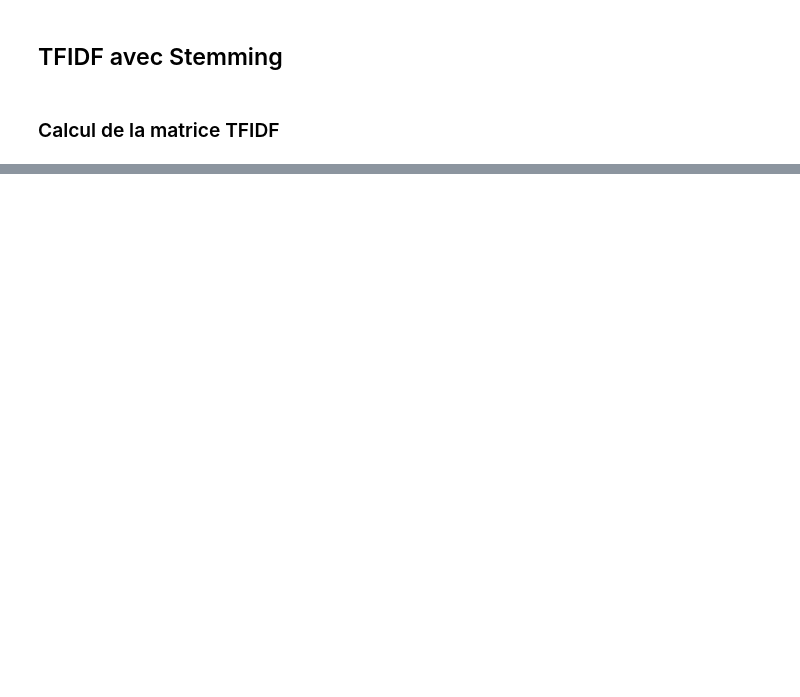
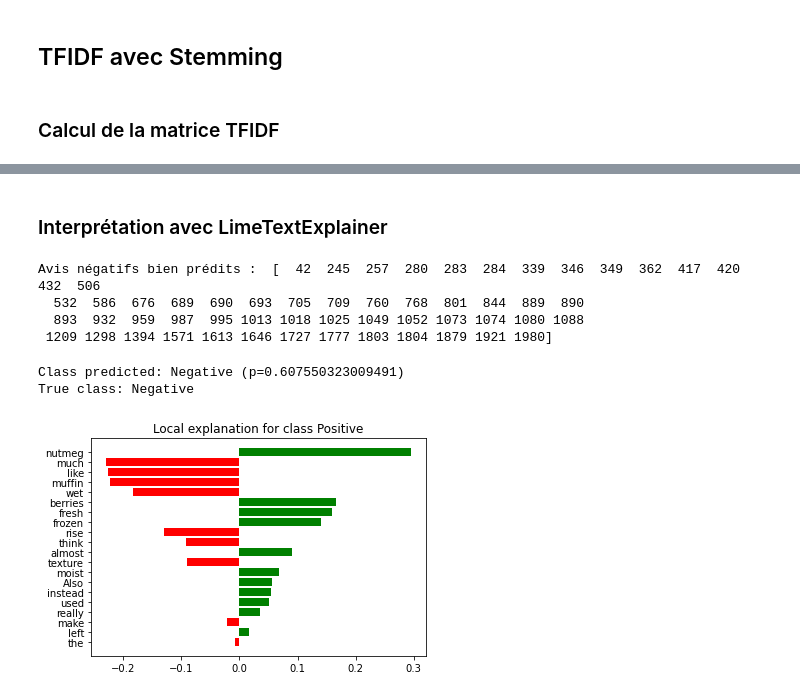
Before and after one commit to DavidBert/projet_MODIA, a Jupyter notebook: part_2.ipynb, the cells around one changed output, grey strips where cells are left out. Drawn from its saved outputs; the diff is of its cells as text; code cells hidden in the pictures; blank space fills up the shorter version.

Commit message:
Review predictions and explainability

```diff
--- a/part_2.ipynb
+++ b/part_2.ipynb
@@ -295,0 +251,4 @@ IndexError: index 309 is out of bounds for axis 0 with size 68
+# %%
+model.compile(loss='binary_crossentropy', optimizer=Adam(lr=0.0001), metrics=['accuracy'])
+# %%
+model.fit(X_train, y_train, epochs=15, batch_size=100, verbose=1)
@@ -295,0 +300,38 @@ IndexError: index 309 is out of bounds for axis 0 with size 68
+# %% [markdown]
+### Interprétation avec LimeTextExplainer
+# %%
+def make_pred_from_text(text):
+    if type(text) == str:
+        text = np.array([text])
+    tfidf_data = tfidf.transform(text).toarray()
+    return model.predict(tfidf_data)
+# %%
+print("Avis négatifs bien prédits : ", np.sort(list(set(list(np.where(model.predict(X_test)[:,0] > 0.5)[0])).intersection(list(np.where(y_test[:,0] == 1)[0])))))
+# %% [output]
+Avis négatifs bien prédits :  [  42  245  257  280  283  284  339  346  349  362  417  420  432  506
+  532  586  676  689  690  693  705  709  760  768  801  844  889  890
+  893  932  959  987  995 1013 1018 1025 1049 1052 1073 1074 1080 1088
+ 1209 1298 1394 1571 1613 1646 1727 1777 1803 1804 1879 1921 1980]
+# %%
+from lime.lime_text import LimeTextExplainer
+
+class_names = ['Negative', 'Positive']
+
+explainer = LimeTextExplainer(class_names=class_names)
+
+index = 257
+exp = explainer.explain_instance(review_test[index], make_pred_from_text, num_features=20)
+
+prediction = make_pred_from_text(review_test[index])
+class_predicted = class_names[prediction.argmax(1)[0]]
+class_proba = prediction.max(1)[0]
+true_class = class_names[int(y_test[index,1])]
+print(f'Class predicted: {class_predicted} (p={class_proba})')
+print(f'True class: {true_class}')
+# %% [output]
+Class predicted: Negative (p=0.607550323009491)
+True class: Negative
+# %%
+fig = exp.as_pyplot_figure()
+# %% [output]
+[figure, added]
```
Also changed, not shown: parts of 28 cells of this notebook.
